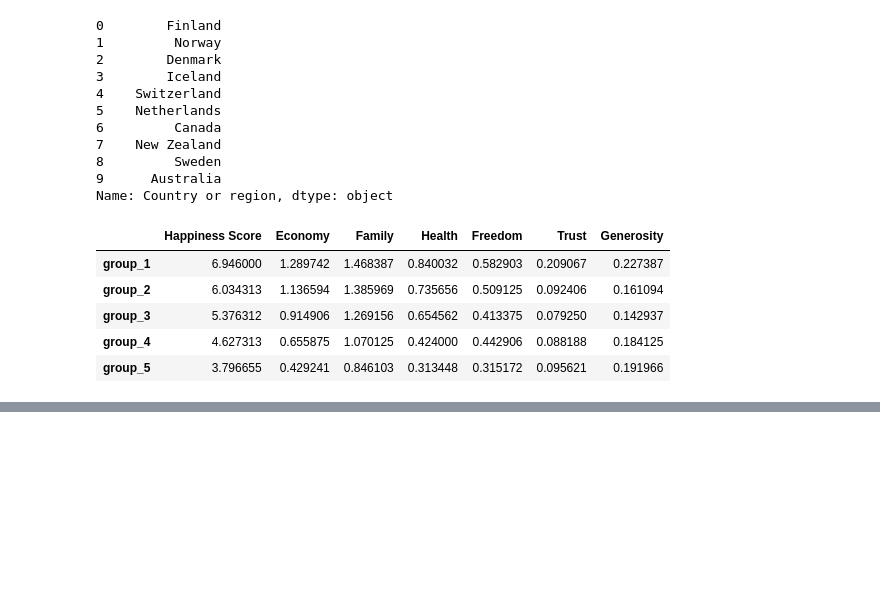
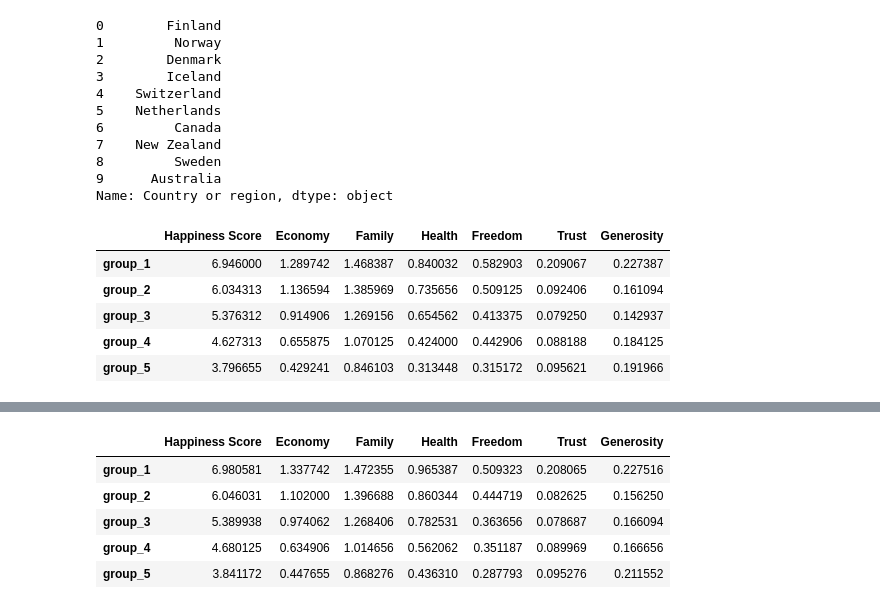
Before and after one commit to bhosale-prathamesh/World-Happiness-Report-Analysis, a Jupyter notebook: World Happiness Report Analysis (2015-2020).ipynb, the cells around one changed output, grey strips where cells are left out. Saved outputs shown, nothing was run; the diff lists cells and outputs as text; code cells hidden in the pictures; blank space fills up the shorter version.

```diff
--- a/World Happiness Report Analysis (2015-2020).ipynb
+++ b/World Happiness Report Analysis (2015-2020).ipynb
@@ -467,0 +494,51 @@ fig.show()
+# %%
+group_1 = data_2019[0:31]
+group_2 = data_2019[31:63]
+group_3 = data_2019[63:95]
+group_4 = data_2019[95:127]
+group_5 = data_2019[127:]
+# %%
+index=['group_1','group_2','group_3','group_4','group_5']
+summary_2019 = pd.DataFrame(data={'Happiness Score':[group_1['Score'].mean(),
+                                          group_2['Score'].mean(),
+                                          group_3['Score'].mean(),
+                                          group_4['Score'].mean(),
+                                          group_5['Score'].mean()],
+                                 'Economy':[group_1['GDP per capita'].mean(),
+                                          group_2['GDP per capita'].mean(),
+                                          group_3['GDP per capita'].mean(),
+                                          group_4['GDP per capita'].mean(),
+                                          group_5['GDP per capita'].mean()],
+                                 'Family':[group_1['Social support'].mean(),
+                                          group_2['Social support'].mean(),
+                                          group_3['Social support'].mean(),
+                                          group_4['Social support'].mean(),
+                                          group_5['Social support'].mean()],
+                                 'Health':[group_1['Healthy life expectancy'].mean(),
+                                          group_2['Healthy life expectancy'].mean(),
+                                          group_3['Healthy life expectancy'].mean(),
+                                          group_4['Healthy life expectancy'].mean(),
+                                          group_5['Healthy life expectancy'].mean()],
+                                 'Freedom':[group_1['Freedom to make life choices'].mean(),
+                                          group_2['Freedom to make life choices'].mean(),
+                                          group_3['Freedom to make life choices'].mean(),
+                                          group_4['Freedom to make life choices'].mean(),
+                                          group_5['Freedom to make life choices'].mean()],
+                                 'Trust':[group_1['Perceptions of corruption'].mean(),
+                                          group_2['Perceptions of corruption'].mean(),
+                                          group_3['Perceptions of corruption'].mean(),
+                                          group_4['Perceptions of corruption'].mean(),
+                                          group_5['Perceptions of corruption'].mean()],
+                                 'Generosity':[group_1['Generosity'].mean(),
+                                          group_2['Generosity'].mean(),
+                                          group_3['Generosity'].mean(),
+                                          group_4['Generosity'].mean(),
+                                          group_5['Generosity'].mean()]},index=index)
+summary_2019
+# %% [output]
+|  | Happiness Score | Economy | Family | Health | Freedom | Trust | Generosity |
+| group_1 | 6.980581 | 1.337742 | 1.472355 | 0.965387 | 0.509323 | 0.208065 | 0.227516 |
+| group_2 | 6.046031 | 1.102000 | 1.396688 | 0.860344 | 0.444719 | 0.082625 | 0.156250 |
+| group_3 | 5.389938 | 0.974062 | 1.268406 | 0.782531 | 0.363656 | 0.078687 | 0.166094 |
+| group_4 | 4.680125 | 0.634906 | 1.014656 | 0.562062 | 0.351187 | 0.089969 | 0.166656 |
+| group_5 | 3.841172 | 0.447655 | 0.868276 | 0.436310 | 0.287793 | 0.095276 | 0.211552 |
```
Also changed, not shown: parts of 4 cells of this notebook, 1 other file.
